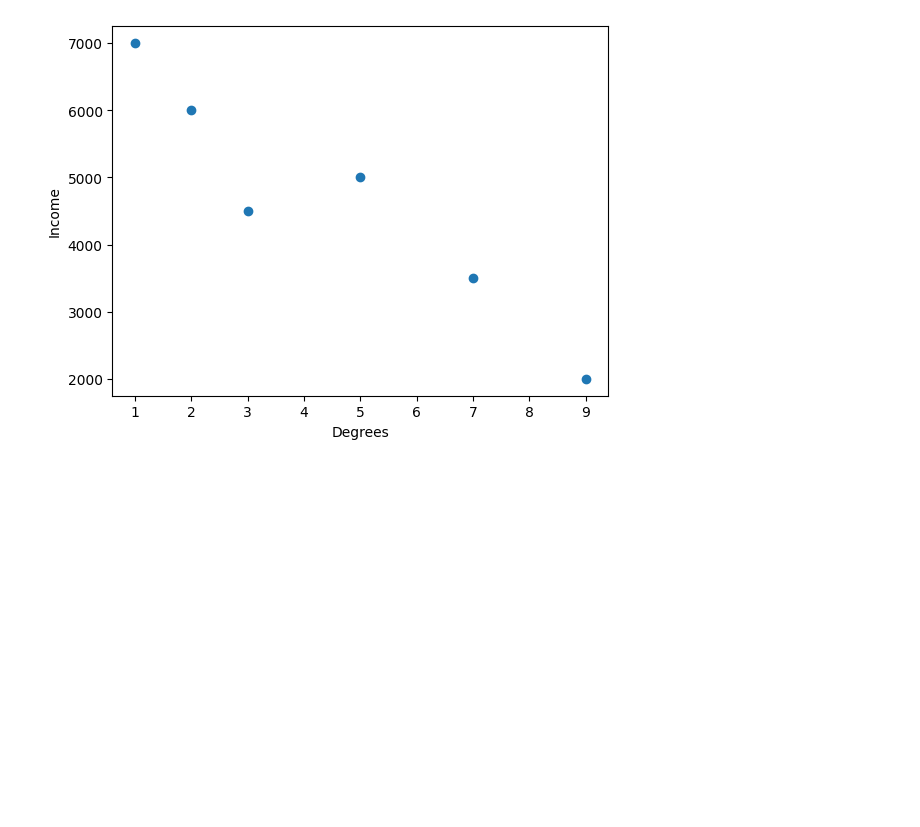
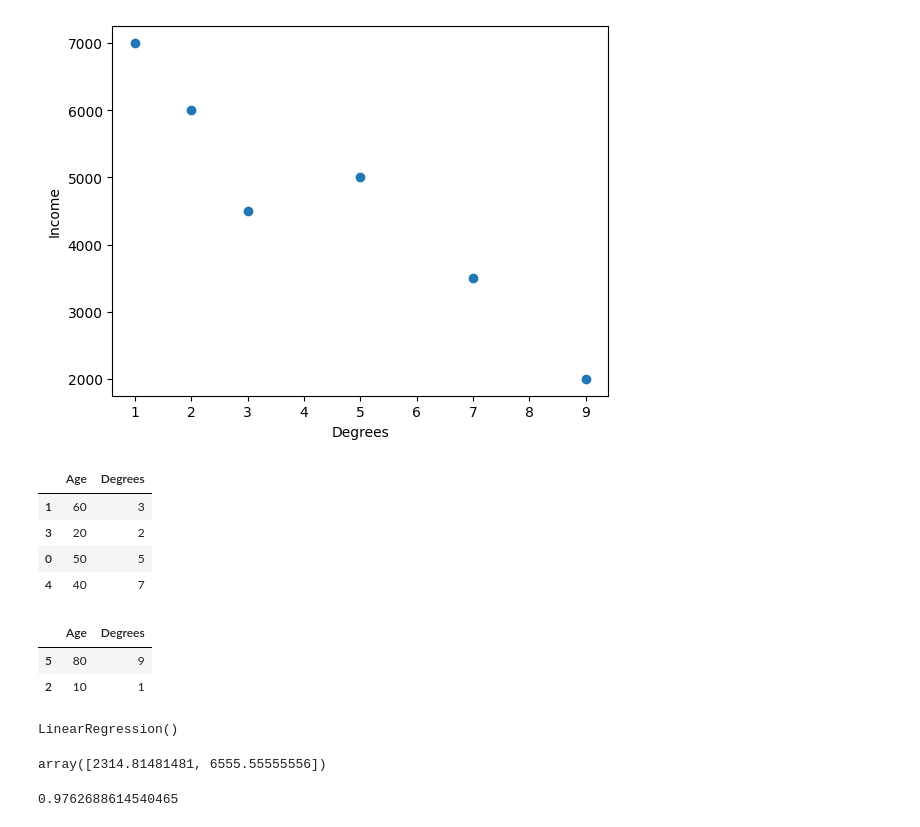
Before and after one commit to Aryanmartinian/Data-Science-AI-Ecosystem, a Jupyter notebook: Multiple_Linear_Regression.ipynb, the cells around one changed output. Saved outputs shown, nothing was run; the diff lists cells and outputs as text; code cells hidden in the pictures; blank space fills up the shorter version.

Commit message:
Multiple Linear Regression

```diff
--- a/Multiple_Linear_Regression.ipynb
+++ b/Multiple_Linear_Regression.ipynb
@@ -25,3 +25,23 @@ plt.ylabel('Income')
 plt.show()
 # %% [output]
 [figure]
+# %%
+x = df[['Age','Degrees']]
+y = df['Income']
+# %%
+from sklearn.model_selection import train_test_split
+X_train,X_test,Y_train,Y_test = train_test_split(x,y,test_size=0.3,random_state=0)
+# %%
+X_train
+# %% [output]
+|  | Age | Degrees |
+| 1 | 60 | 3 |
+| 3 | 20 | 2 |
+| 0 | 50 | 5 |
+| 4 | 40 | 7 |
+# %%
+X_test
+# %% [output]
+|  | Age | Degrees |
+| 5 | 80 | 9 |
+| 2 | 10 | 1 |
@@ -27,0 +51,12 @@ plt.show()
+# %%
+clf.fit(X_train,Y_train)
+# %% [output]
+LinearRegression()
+# %%
+clf.predict(X_test)
+# %% [output]
+array([2314.81481481, 6555.55555556])
+# %%
+clf.score(X_test,Y_test) # score methods internally use predict method and then compare the outputs with Y_test and give the accuracy
+# %% [output]
+0.9762688614540465
```
Also changed, not shown: parts of 1 cell of this notebook.
